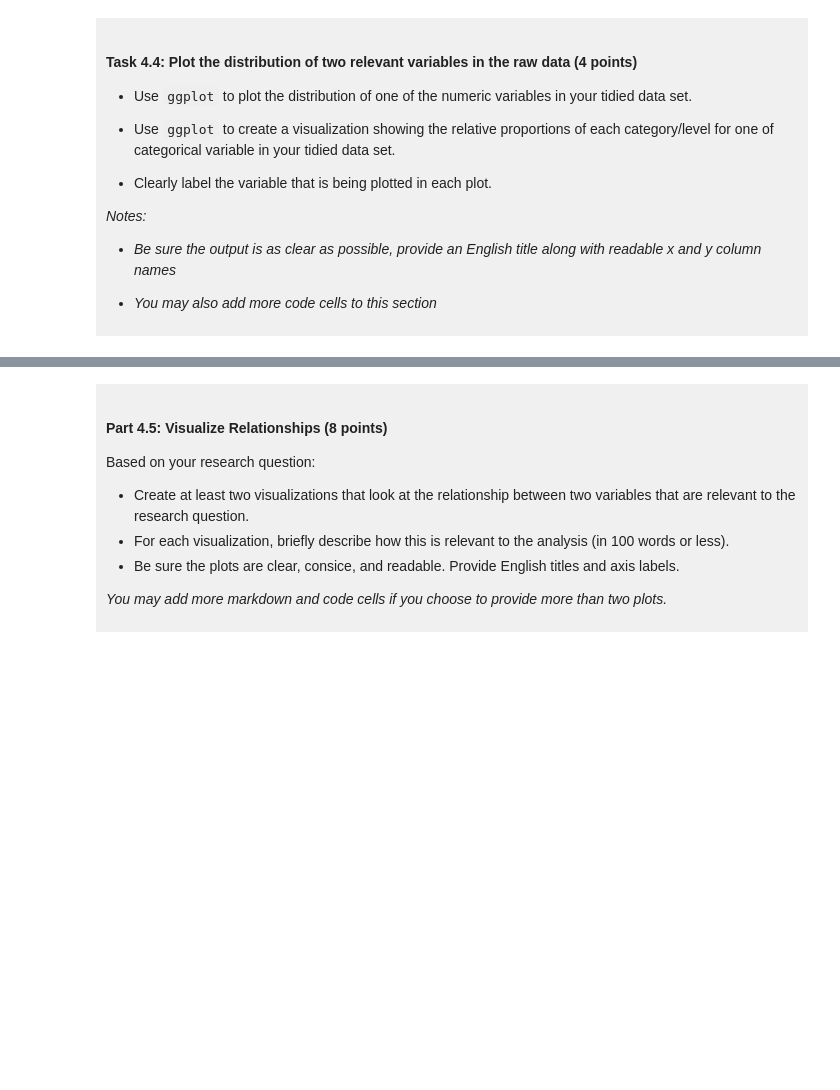
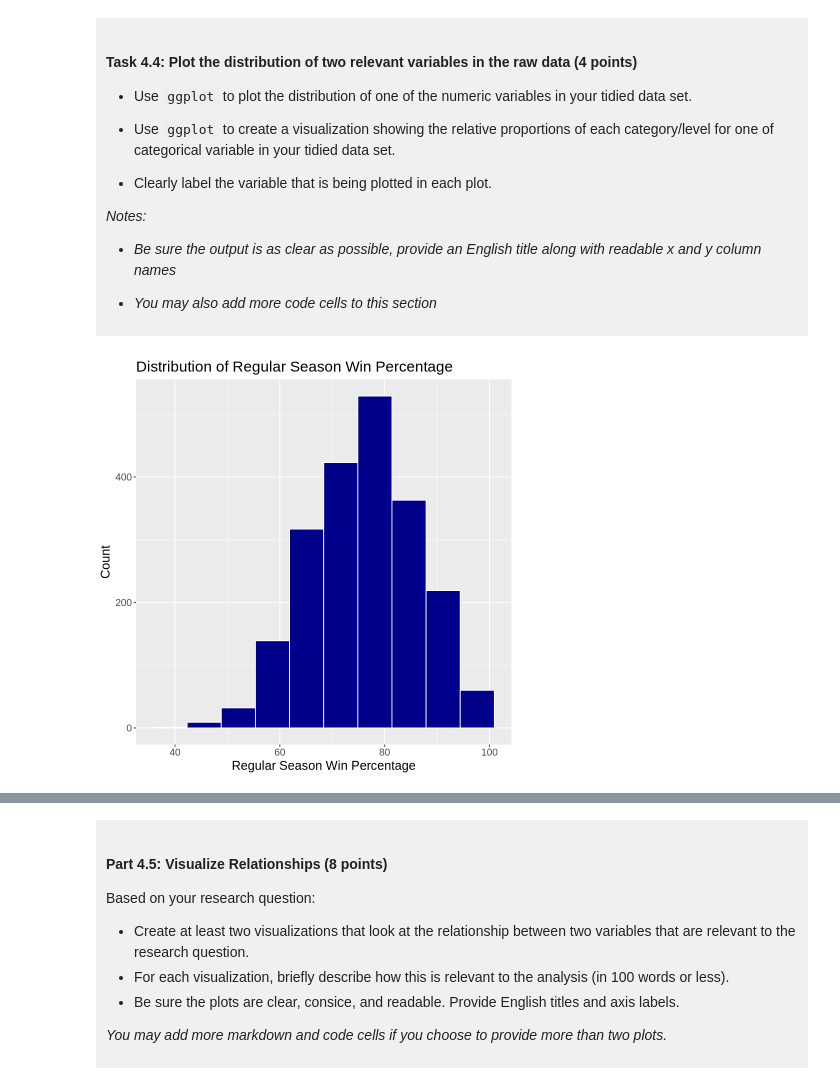
Before and after one commit to kchau822/dsci-100-project-Adrian-Chau, a Jupyter notebook: dsci-100-project-notebook.ipynb, the cells around one changed output, grey strips where cells are left out. Drawn from its saved outputs; the diff is of its cells as text; code cells hidden in the pictures; blank space fills up the shorter version.

```diff
--- a/dsci-100-project-notebook.ipynb
+++ b/dsci-100-project-notebook.ipynb
@@ -297,5 +336,13 @@ You will refine your research question (if needed) and produce a tidy data set.
 
 </div>
 # %%
-### EDIT THIS CODE CELL FOR PLOT 1 ###
+plot1 <- ggplot(WmenMarMadness_tidy, aes(x = reg_wins_pct)) +
+    geom_histogram(bins = 10, fill = "darkblue", color = "white") +
+    labs(title = "Distribution of Regular Season Win Percentage",
+        x = "Regular Season Win Percentage", y = "Count") +
+    theme(text = element_text(size = 15))
+
+plot1
+# %% [output]
+[figure, added]
 # %%
```
Also changed, not shown: parts of 5 cells of this notebook.
